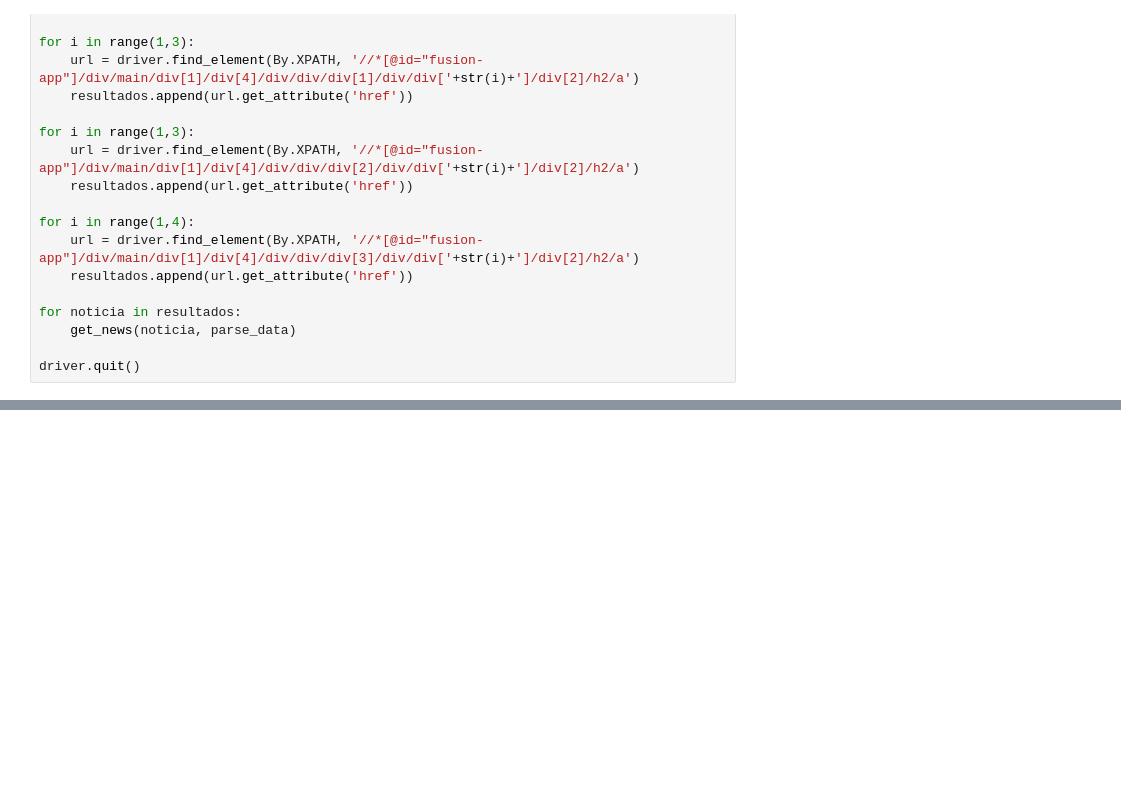
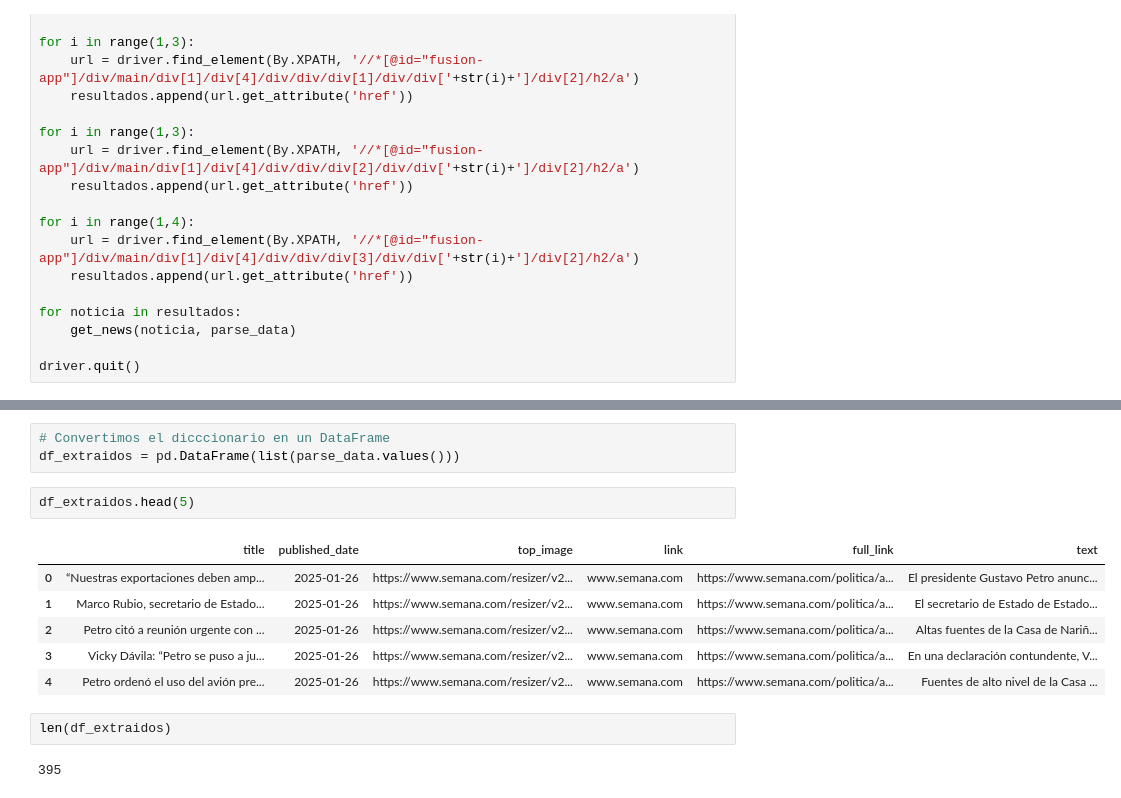
Before and after one commit to atolozam/Mes-en-noticias, a Jupyter notebook: scripts/1_get_raw_news.ipynb, the cells around one changed output, grey strips where cells are left out. Cells and saved outputs as stored; diff of their text form; blank space fills up the shorter version.

```diff
--- a/scripts/1_get_raw_news.ipynb
+++ b/scripts/1_get_raw_news.ipynb
@@ -573,0 +593,16 @@ driver.quit()
+# %%
+# Convertimos el dicccionario en un DataFrame
+df_extraidos = pd.DataFrame(list(parse_data.values()))
+# %%
+df_extraidos.head(5)
+# %% [output]
+|  | title | published_date | top_image | link | full_link | text |
+| 0 | “Nuestras exportaciones deben amp... | 2025-01-26 | https://www.semana.com/resizer/v2... | www.semana.com | https://www.semana.com/politica/a... | El presidente Gustavo Petro anunc... |
+| 1 | Marco Rubio, secretario de Estado... | 2025-01-26 | https://www.semana.com/resizer/v2... | www.semana.com | https://www.semana.com/politica/a... | El secretario de Estado de Estado... |
+| 2 | Petro citó a reunión urgente con ... | 2025-01-26 | https://www.semana.com/resizer/v2... | www.semana.com | https://www.semana.com/politica/a... | Altas fuentes de la Casa de Nariñ... |
+| 3 | Vicky Dávila: “Petro se puso a ju... | 2025-01-26 | https://www.semana.com/resizer/v2... | www.semana.com | https://www.semana.com/politica/a... | En una declaración contundente, V... |
+| 4 | Petro ordenó el uso del avión pre... | 2025-01-26 | https://www.semana.com/resizer/v2... | www.semana.com | https://www.semana.com/politica/a... | Fuentes de alto nivel de la Casa ... |
+# %%
+len(df_extraidos)
+# %% [output]
+395
```
Also changed, not shown: parts of 3 cells of this notebook.
